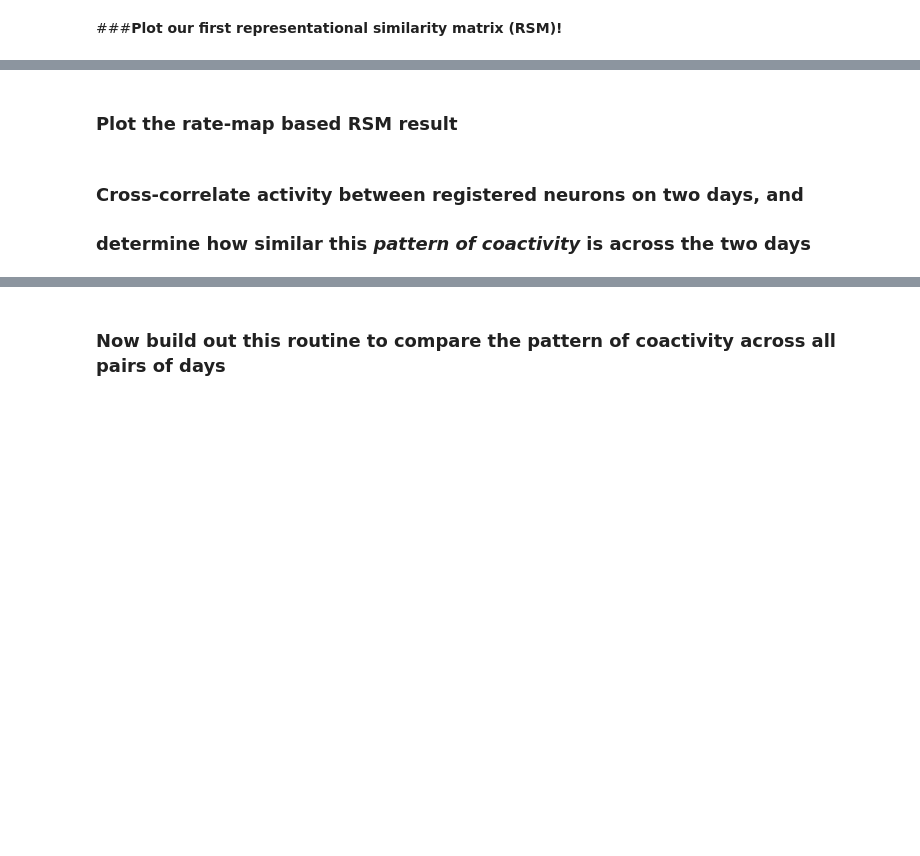
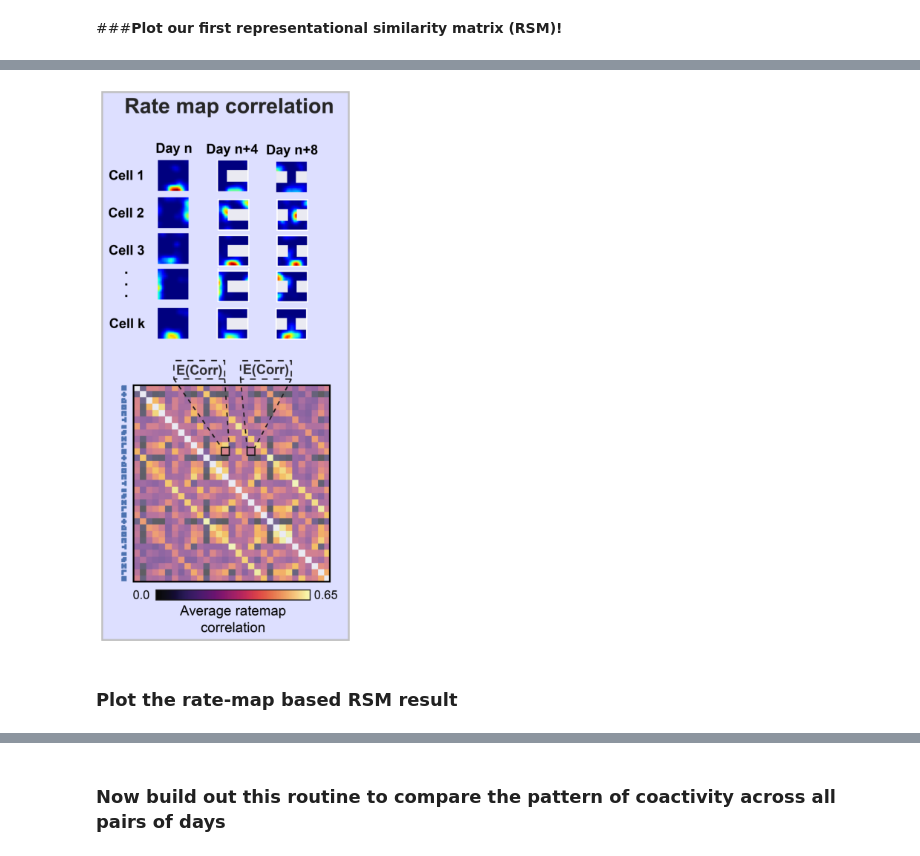
Before and after one commit to jquinnlee/MAIN_2022_calRSA, a Jupyter notebook: MAIN2022_calciumRSA_demo.ipynb, the cells around one changed output, grey strips where cells are left out. Cells and saved outputs as stored; diff of their text form; code cells hidden in the pictures; blank space fills up the shorter version.

```diff
--- a/MAIN2022_calciumRSA_demo.ipynb
+++ b/MAIN2022_calciumRSA_demo.ipynb
@@ -381,3 +386,12 @@ plt.show()
+# %%
+#@title **Correlate pairs of maps from registered cells across days** (not including unsampled spatial bins across days)
+img3 = cv2.imread('ratemap-correlation_schematic.png', -1)
+plt.figure(figsize=(6,18))
+plt.imshow(cv2.cvtColor(img3, cv2.COLOR_BGR2RGB))
+plt.axis("off")
+plt.show()
+# %% [output]
+[figure, added]
 # %%
 def get_cell_rsm(maps, down_sample_mask=None, unsmoothed=False, d_thresh=0):
     # load in either smoothed or unsmoothed rate maps depending on input arg
@@ -455,6 +469,3 @@ ax.set_xlabel('Day', weight='bold')
 cbar = plt.colorbar(mappable, shrink=.7)
 cbar.ax.set_title('R', weight='bold')
 plt.show()
-# %% [markdown]
-### **Cross-correlate activity between registered neurons on two days, and**
-### **determine how similar this *pattern of coactivity* is across the two days**
```
Also changed, not shown: parts of 4 cells of this notebook.
